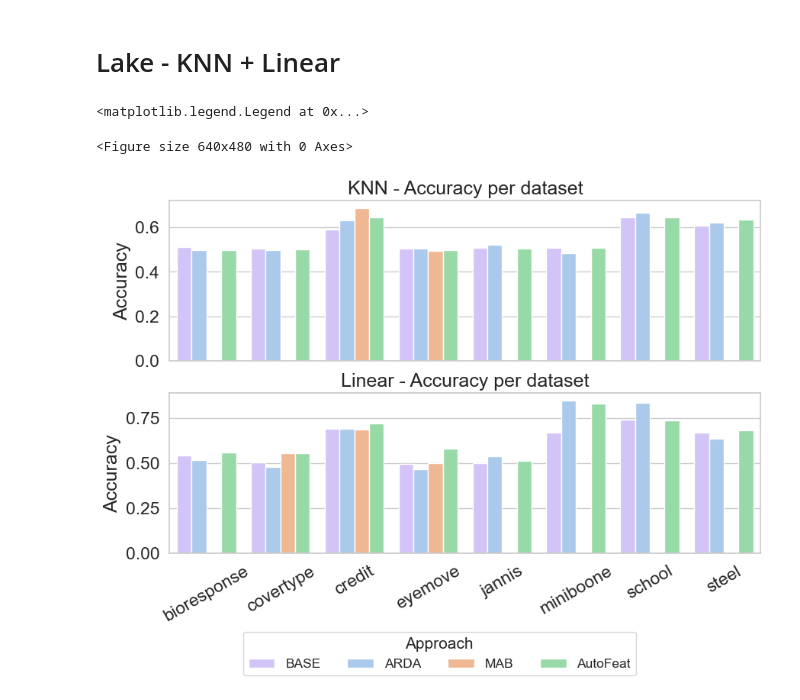
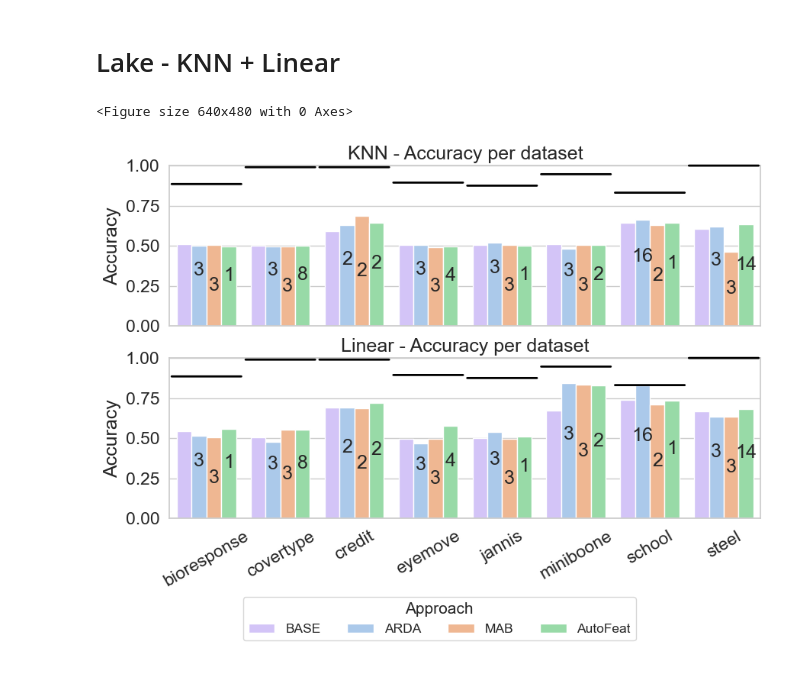
Before and after one commit to delftdata/autofeat, a Jupyter notebook: Vis-Revision.ipynb, the cells around one changed output. Drawn from its saved outputs; the diff is of its cells as text; code cells hidden in the pictures.

Commit message:
Added the visualisations

```diff
--- a/Vis-Revision.ipynb
+++ b/Vis-Revision.ipynb
@@ -581,40 +845,77 @@ ax1.set_xlabel('')
 ax1.set_ylabel('Accuracy')
 ax1.set_title("KNN - Accuracy per dataset")
 ax1.get_legend().remove()
+ax1.set_yticks(np.arange(0, 1.1, 0.25))
+
+autofeat_tables = [1, 8, 2, 4, 1, 2, 1, 14]
+mab_tables = [3, 3, 2, 3, 3, 3, 2, 3]
+arda_tables = [3, 3, 2, 3, 3, 3, 16, 3]
+total_tables = [39, 11, 4, 5, 11, 14, 'X', 14]
+
+ax1.bar_label(ax1.containers[1], labels=arda_tables, label_type='center', padding=15)
+ax1.bar_label(ax1.containers[2], labels=mab_tables, label_type='center')
+# ax2.bar_label(ax2.containers[3], labels=total_tables, label_type='edge')
+# ax2.bar_label(ax2.containers[4], labels=total_tables, label_type='center')
+ax1.bar_label(ax1.containers[3], labels=autofeat_tables, label_type='center', padding=10)
+
+ax1.annotate('',xy=(0.5, 0.885),xytext=(-0.5, 0.885), arrowprops=dict(arrowstyle="-", color='black', lw=2))
+ax1.annotate('',xy=(1.5, 0.99),xytext=(0.5, 0.99), arrowprops=dict(arrowstyle="-", color='black', lw=2))
+ax1.annotate('',xy=(2.5, 0.99),xytext=(1.5, 0.99), arrowprops=dict(arrowstyle="-", color='black', lw=2))
+ax1.annotate('',xy=(3.5, 0.894),xytext=(2.5, 0.894), arrowprops=dict(arrowstyle="-", color='black', lw=2))
+ax1.annotate('',xy=(4.5, 0.875),xytext=(3.5, 0.875), arrowprops=dict(arrowstyle="-", color='black', lw=2))
+ax1.annotate('',xy=(5.5, 0.9465),xytext=(4.5, 0.9465), arrowprops=dict(arrowstyle="-", color='black', lw=2))
+ax1.annotate('',xy=(6.5, 0.831),xytext=(5.5, 0.831), arrowprops=dict(arrowstyle="-", color='black', lw=2))
+ax1.annotate('',xy=(7.5, 1.0),xytext=(6.5, 1.0), arrowprops=dict(arrowstyle="-", color='black', lw=2))
 
 # loc, labels = plt.xticks()
 # hh, ll = plt.gca().get_legend_handles_labels()
 
 # ax2.set_xticklabels(labels, rotation=30)
 # plt.legend(hh, ll, bbox_to_anchor=(0.9, -0.4), ncol=6, title="Approach", fontsize='small')
 
 
 df_time = dataframe[dataframe['algorithm']=='LinearModel']
 
 accuracy_cls = df_time.groupby(['data_label', 'approach'])['accuracy'].max().reset_index()
 
 ax2 = sns.barplot(x="data_label", y="accuracy", hue="approach",
                 data=accuracy_cls,
                   palette=[pal[4], pal[0], pal[1], pal[2]],
                   hue_order=['BASE', 'ARDA', 'MAB', 'AutoFeat'],
 #                  palette=[pal[4], pal[0], pal[1], pal[5], pal[6], pal[2]],
 #                   hue_order=['BASE', 'ARDA', 'MAB', 'JoinAll', 'JoinAllF', 'AutoFeat'], ax=ax2)
                  ax=ax2)
 
 ax2.set_xlabel('')
 ax2.set_ylabel('Accuracy')
 ax2.set_title("Linear - Accuracy per dataset")
+ax2.set_yticks(np.arange(0, 1.1, 0.25))
+
+
+ax2.bar_label(ax2.containers[1], labels=arda_tables, label_type='center', padding=15)
+ax2.bar_label(ax2.containers[2], labels=mab_tables, label_type='center')
+# ax2.bar_label(ax2.containers[3], labels=total_tables, label_type='edge')
+# ax2.bar_label(ax2.containers[4], labels=total_tables, label_type='center')
+ax2.bar_label(ax2.containers[3], labels=autofeat_tables, label_type='center', padding=10)
+
+ax2.annotate('',xy=(0.5, 0.885),xytext=(-0.5, 0.885), arrowprops=dict(arrowstyle="-", color='black', lw=2))
+ax2.annotate('',xy=(1.5, 0.99),xytext=(0.5, 0.99), arrowprops=dict(arrowstyle="-", color='black', lw=2))
+ax2.annotate('',xy=(2.5, 0.99),xytext=(1.5, 0.99), arrowprops=dict(arrowstyle="-", color='black', lw=2))
+ax2.annotate('',xy=(3.5, 0.894),xytext=(2.5, 0.894), arrowprops=dict(arrowstyle="-", color='black', lw=2))
+ax2.annotate('',xy=(4.5, 0.875),xytext=(3.5, 0.875), arrowprops=dict(arrowstyle="-", color='black', lw=2))
+ax2.annotate('',xy=(5.5, 0.9465),xytext=(4.5, 0.9465), arrowprops=dict(arrowstyle="-", color='black', lw=2))
+ax2.annotate('',xy=(6.5, 0.831),xytext=(5.5, 0.831), arrowprops=dict(arrowstyle="-", color='black', lw=2))
+ax2.annotate('',xy=(7.5, 1.0),xytext=(6.5, 1.0), arrowprops=dict(arrowstyle="-", color='black', lw=2))
 
 loc, labels = plt.xticks()
 hh, ll = plt.gca().get_legend_handles_labels()
 
 ax2.set_xticklabels(labels, rotation=30)
 plt.legend(hh, ll, bbox_to_anchor=(0.8, -0.45), ncol=6, title="Approach", fontsize='x-small', title_fontsize='small')
 
 
 
-# plt.savefig('plots/revision/linear_knn_accuracy.pdf', dpi=300, bbox_inches="tight")
+plt.savefig('plots/revision/lake_linear_knn_accuracy.pdf', dpi=300, bbox_inches="tight")
 # %% [output]
-<matplotlib.legend.Legend at 0x...>
+<Figure size 640x480 with 0 Axes>
-<Figure size 640x480 with 0 Axes>
-[figure, old version]
+[figure, new version]
```
Also changed, not shown: parts of 14 cells of this notebook, 1 other file.
